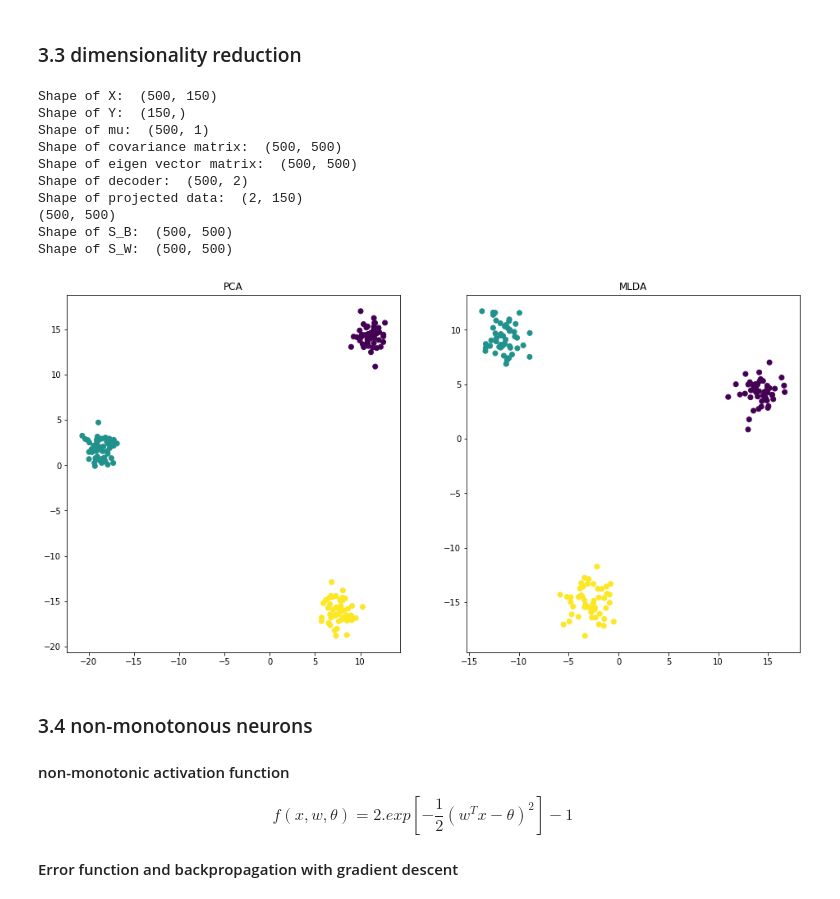
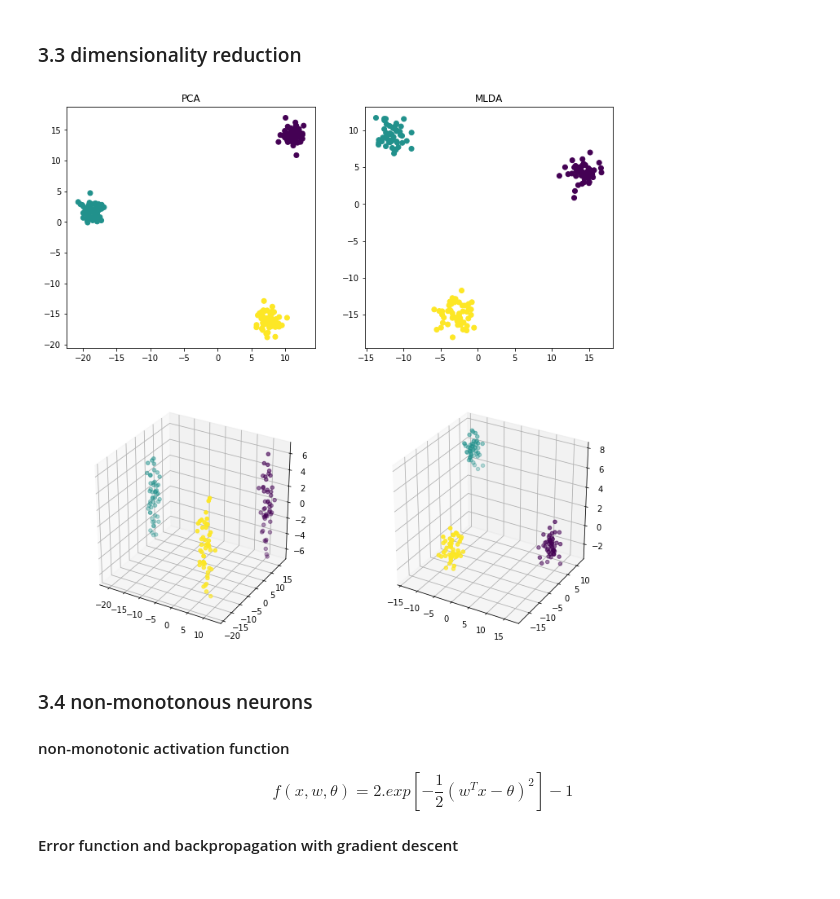
Before and after one commit to jutanke/bit_projects, a Jupyter notebook: project3/final_solution.ipynb, the cells around one changed output. Saved outputs shown, nothing was run; the diff lists cells and outputs as text; code cells hidden in the pictures.

```diff
--- a/project3/final_solution.ipynb
+++ b/project3/final_solution.ipynb
@@ -327,49 +327,39 @@ k = 2
 # print("Shape of X: ",X.shape)
 # print("Shape of Y: ", Y.shape)
 
-fig = plt.figure(figsize=(16, 8))
+fig = plt.figure(figsize=(12, 12))
 ax1 = fig.add_subplot(221)
 ax2 = fig.add_subplot(222)
 
 # fig2 = plt.figure(figsize=(10, 10))
 ax3 = fig.add_subplot(223, projection='3d')
 ax4 = fig.add_subplot(224, projection='3d')
 
 # PCA
 projectedPCA = applyPCA(X, k)
 # print(projected)
 ax1.scatter(projectedPCA.T[:, 0], projectedPCA.T[:, 1], c=Y)
 ax1.set_title('PCA')
 
 
 # Multiclass LDA
 projectedLDA = multiClassLDA(X, Y,k)
 ax2.scatter(projectedLDA.T[:, 0], projectedLDA.T[:, 1], c=Y)
 ax2.set_title('MLDA')
 
 # 3d PCA
 k=3
 projectedPCA = applyPCA(X, k)
 ax3.scatter(projectedPCA.T[:, 0],projectedPCA.T[:, 1],projectedPCA.T[:, 2],c=Y)
 
 # 3d MLDA
 projectedLDA = multiClassLDA(X, Y, k)
 ax4.scatter(projectedLDA.T[:, 0], projectedLDA.T[:, 1], projectedLDA.T[:, 2], c=Y)
 
 # Axes3D.scatter(xs=projected,ys=Y)
 plt.show()
 # %% [output]
-Shape of X:  (500, 150)
-Shape of Y:  (150,)
-Shape of mu:  (500, 1)
-Shape of covariance matrix:  (500, 500)
-Shape of eigen vector matrix:  (500, 500)
-Shape of decoder:  (500, 2)
-Shape of projected data:  (2, 150)
-(500, 500)
-Shape of S_B:  (500, 500)
-Shape of S_W:  (500, 500)
-[figure, old version]
+[figure, new version]
 # %% [markdown]
 ### 3.4 non-monotonous neurons
 #### non-monotonic activation function
```
Also changed, not shown: parts of 4 cells of this notebook.
